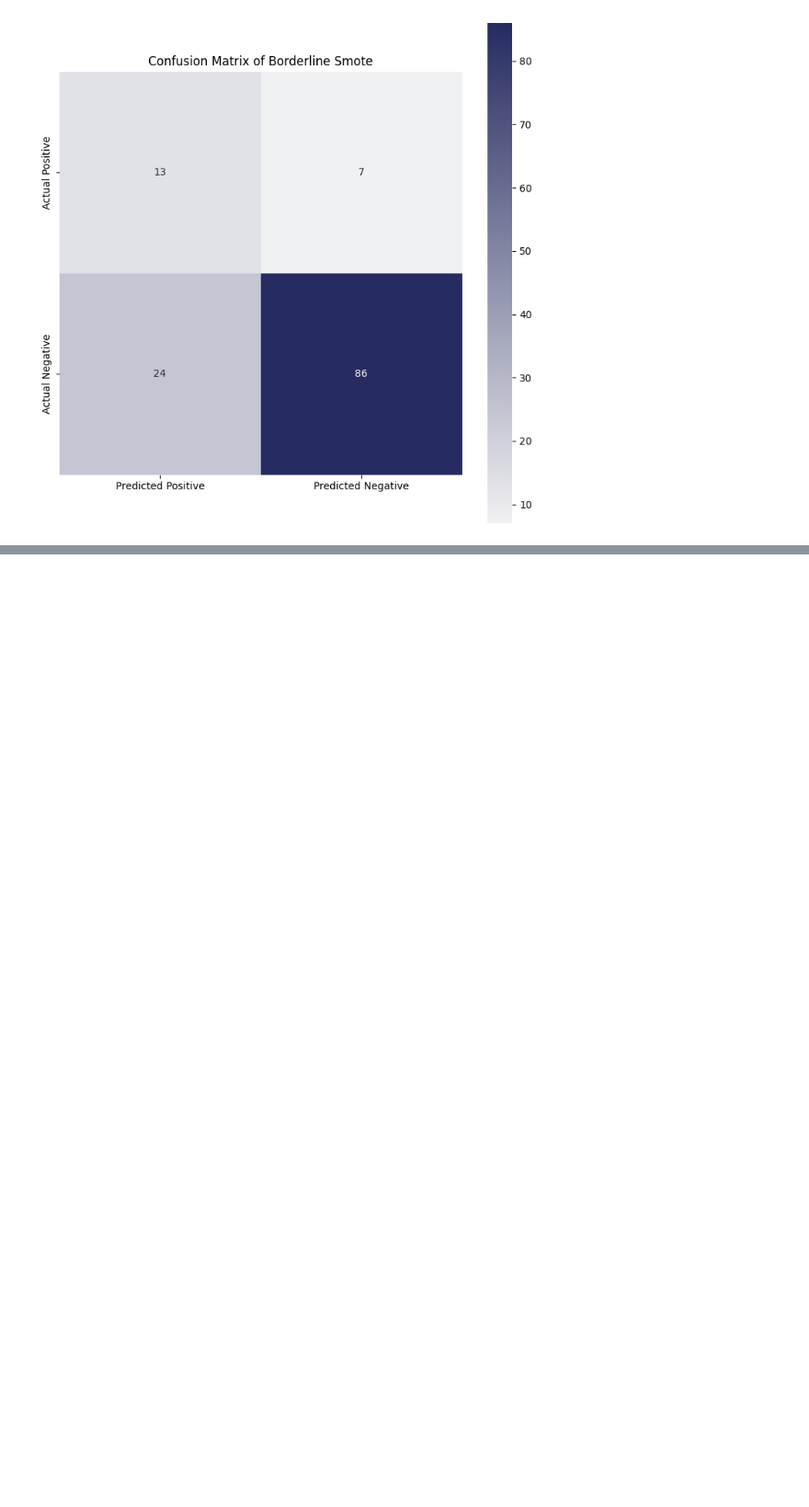
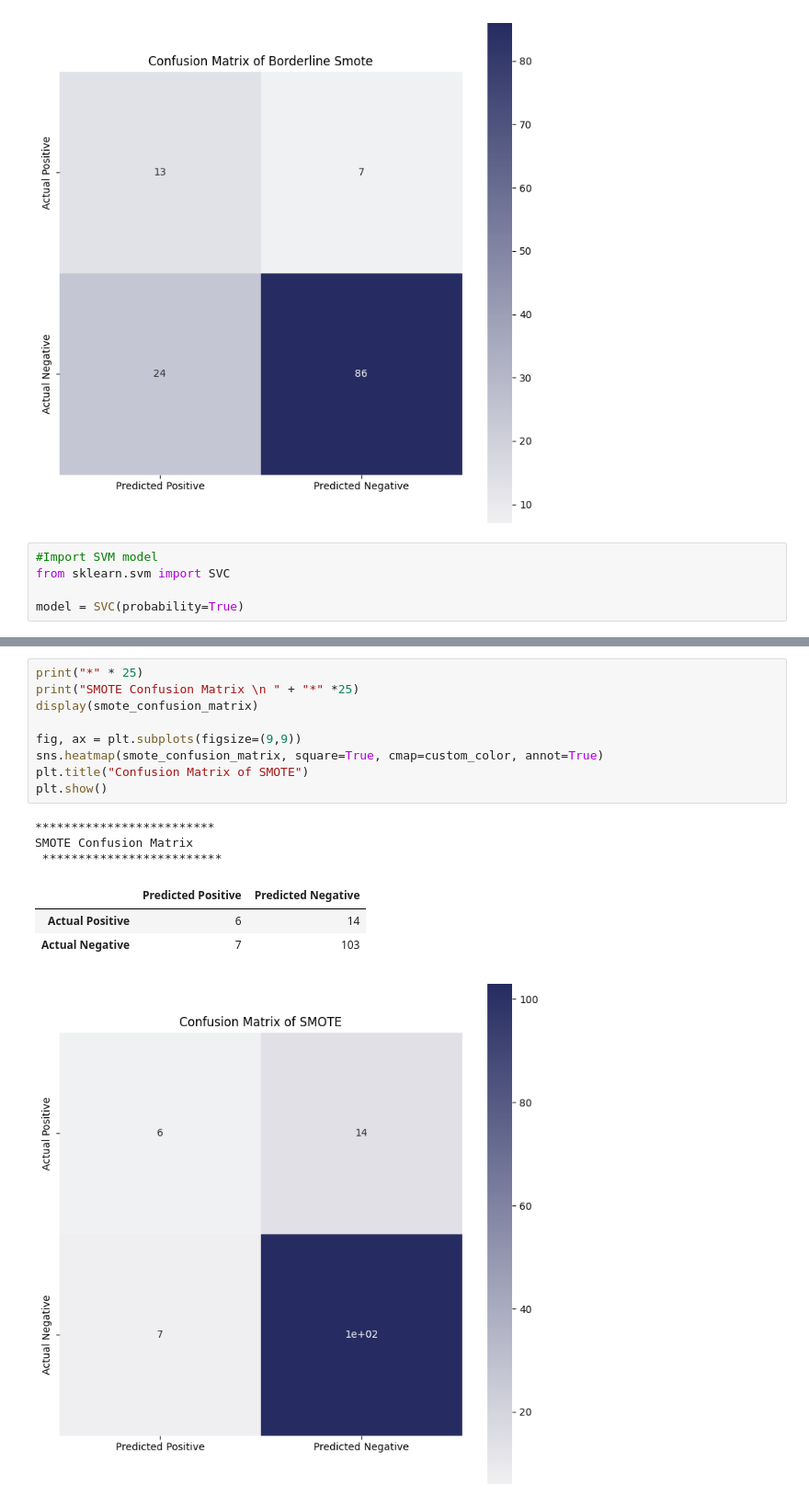
Before and after one commit to AdiBoye/machine_learning_capstone_project, a Jupyter notebook: src/Machine_Learning_Group.ipynb, the cells around one changed output, grey strips where cells are left out. Shown at 92% size. Drawn from its saved outputs; the diff is of its cells as text; blank space fills up the shorter version.

```diff
--- a/src/Machine_Learning_Group.ipynb
+++ b/src/Machine_Learning_Group.ipynb
@@ -1135,3 +1160,8 @@ Borderline Confusion Matrix
 | Actual Positive | 11 | 9 |
 | Actual Negative | 21 | 89 |
 [figure]
+# %%
+#Import SVM model
+from sklearn.svm import SVC
+
+model = SVC(probability=True)
@@ -1137,0 +1316,17 @@ Borderline Confusion Matrix
+# %%
+print("*" * 25)
+print("SMOTE Confusion Matrix \n " + "*" *25)
+display(smote_confusion_matrix)
+
+fig, ax = plt.subplots(figsize=(9,9))
+sns.heatmap(smote_confusion_matrix, square=True, cmap=custom_color, annot=True)
+plt.title("Confusion Matrix of SMOTE")
+plt.show()
+# %% [output]
+*************************
+SMOTE Confusion Matrix
+ *************************
+|  | Predicted Positive | Predicted Negative |
+| Actual Positive | 6 | 14 |
+| Actual Negative | 7 | 103 |
+[figure, added]
```
Also changed, not shown: parts of 12 cells of this notebook.
